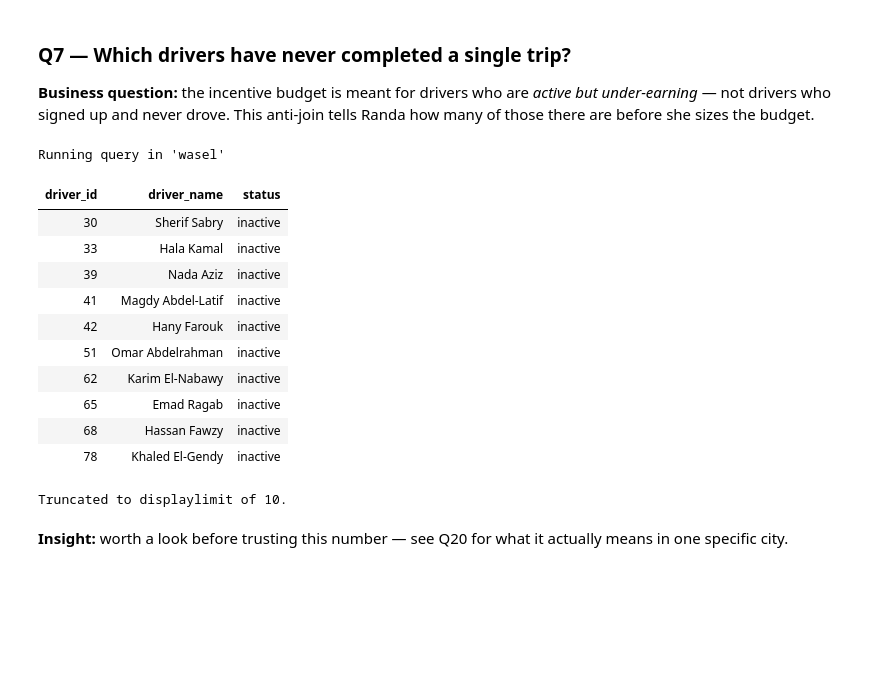
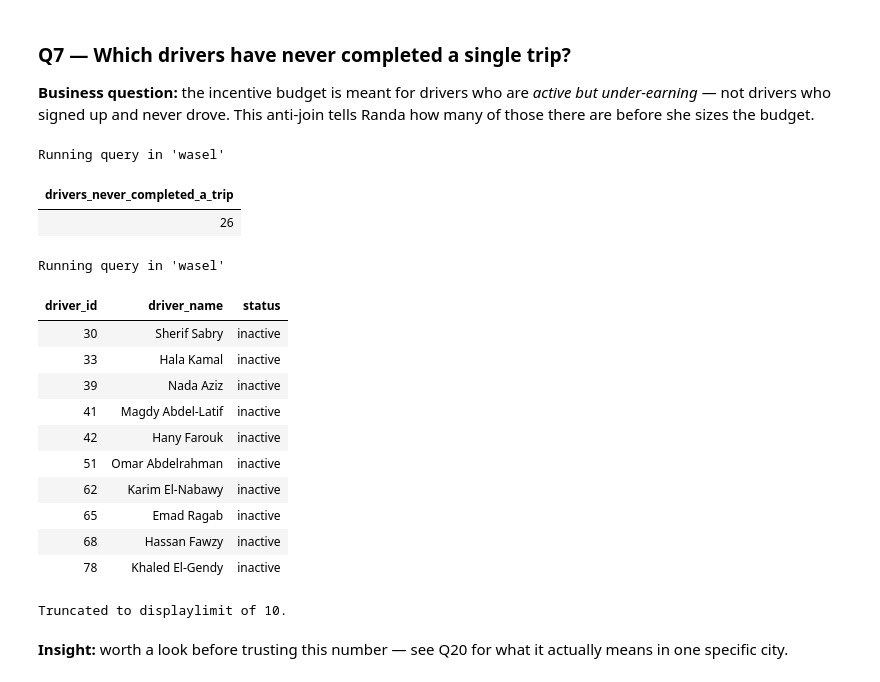
Before and after one commit to a7madmostafa/sql-for-data-analysis, a Jupyter notebook: Day 07/project_07_solutions.ipynb, the cells around one changed output. Cells and saved outputs as stored; diff of their text form; code cells hidden in the pictures; blank space fills up the shorter version.

```diff
--- a/Day 07/project_07.ipynb
+++ b/Day 07/project_07_solutions.ipynb
@@ -185,24 +192,34 @@ Running query in 'wasel'
 **Business question:** the incentive budget is meant for drivers who are *active but under-earning* — not drivers who signed up and never drove. This anti-join tells Randa how many of those there are before she sizes the budget.
 # %%
 %%sql
-SELECT d.driver_id, d.driver_name, d.status
+SELECT COUNT(*) AS drivers_never_completed_a_trip
 FROM drivers d
 LEFT JOIN trips t ON d.driver_id = t.driver_id AND t.status = 'completed'
 WHERE t.trip_id IS NULL;
 # %% [output]
 Running query in 'wasel'
-| driver_id | driver_name | status |
-| 30 | Sherif Sabry | inactive |
-| 33 | Hala Kamal | inactive |
-| 39 | Nada Aziz | inactive |
-| 41 | Magdy Abdel-Latif | inactive |
-| 42 | Hany Farouk | inactive |
-| 51 | Omar Abdelrahman | inactive |
-| 62 | Karim El-Nabawy | inactive |
-| 65 | Emad Ragab | inactive |
-| 68 | Hassan Fawzy | inactive |
-| 78 | Khaled El-Gendy | inactive |
+| drivers_never_completed_a_trip |
+| 26 |
-Truncated to displaylimit of 10.
+# %%
+%%sql
+SELECT d.driver_id, d.driver_name, d.status
+FROM drivers d
+LEFT JOIN trips t ON d.driver_id = t.driver_id AND t.status = 'completed'
+WHERE t.trip_id IS NULL;
+# %% [output]
+Running query in 'wasel'
+| driver_id | driver_name | status |
+| 30 | Sherif Sabry | inactive |
+| 33 | Hala Kamal | inactive |
+| 39 | Nada Aziz | inactive |
+| 41 | Magdy Abdel-Latif | inactive |
+| 42 | Hany Farouk | inactive |
+| 51 | Omar Abdelrahman | inactive |
+| 62 | Karim El-Nabawy | inactive |
+| 65 | Emad Ragab | inactive |
+| 68 | Hassan Fawzy | inactive |
+| 78 | Khaled El-Gendy | inactive |
+Truncated to displaylimit of 10.
 # %% [markdown]
 **Insight:** worth a look before trusting this number — see Q20 for what it actually means in one specific city.
 # %% [markdown]
```
Also changed, not shown: parts of 15 cells of this notebook, 43 other files.
